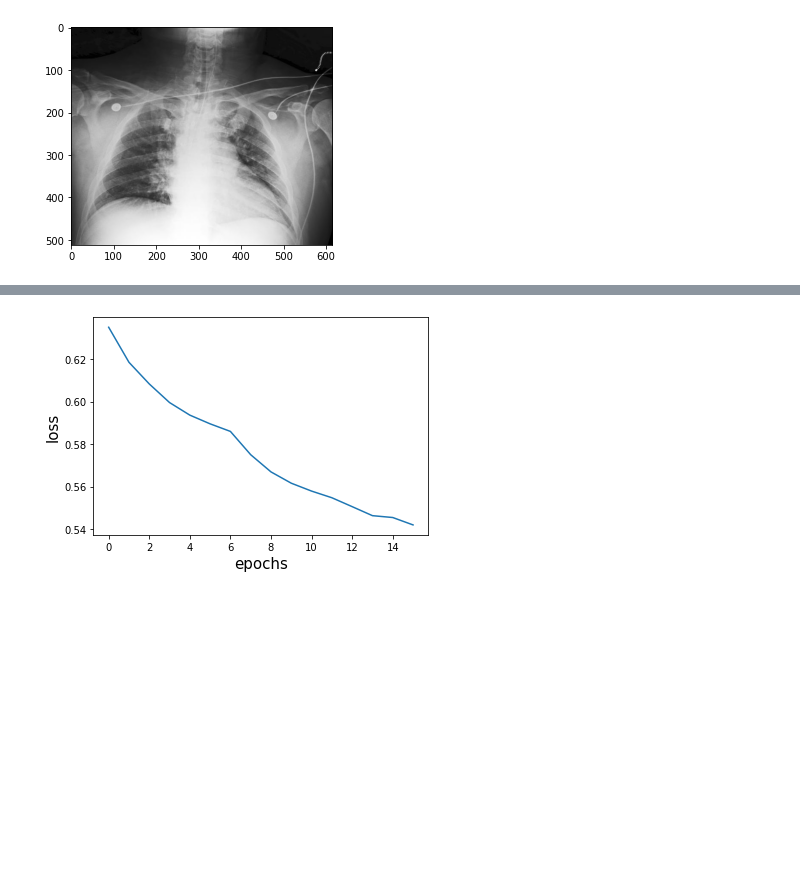
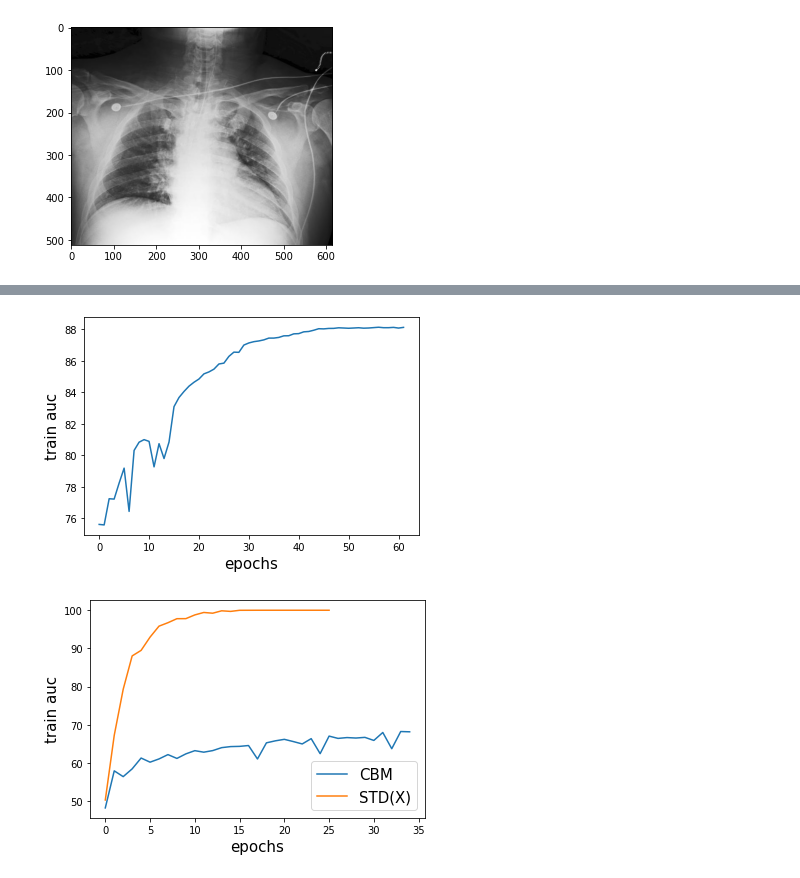
Before and after one commit to nathanwang000/ConceptCredibleModel, a Jupyter notebook: notebooks/cxr-mimic.ipynb, the cells around one changed output, grey strips where cells are left out. Saved outputs shown, nothing was run; the diff lists cells and outputs as text; code cells hidden in the pictures; blank space fills up the shorter version.

```diff
--- a/notebooks/cxr-mimic.ipynb
+++ b/notebooks/cxr-mimic.ipynb
@@ -67,4 +91,11 @@ plt.imshow(mimic[idx]['x']), transforms.ToTensor()(mimic[idx]['x']).shape
 # %%
-plot_log(torch.load("../outputs/3b52388a27ea11ecb773ac1f6b24a434/standard.log"), key='loss')
+key = 'train auc'
+plot_log(torch.load("../outputs/3b52388a27ea11ecb773ac1f6b24a434/standard.log"), key=key, label="C") # concept model
+plt.show()
+plot_log(torch.load("../outputs/cdfff6ba27fc11ecb773ac1f6b24a434/cbm.log"), key=key, label='CBM') # cbm
+plot_log(torch.load("../outputs/d421aaf227c511ecb773ac1f6b24a434/standard.log"), key=key, label='STD(X)') # std(x)
+plt.legend(fontsize=15)
+plt.show()
 # %% [output]
-[figure, old version]
+[figure, new version]
+[figure, added]
```
Also changed, not shown: parts of 1 cell of this notebook, 3 other files.
